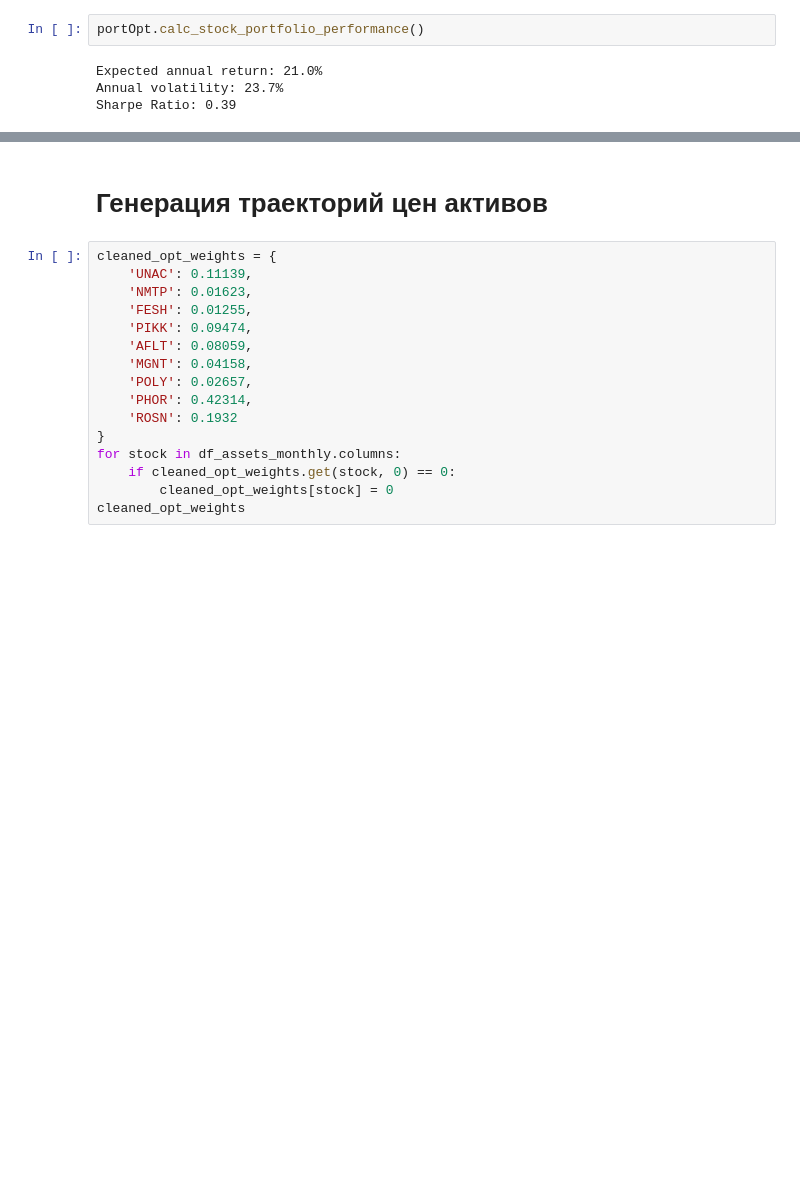
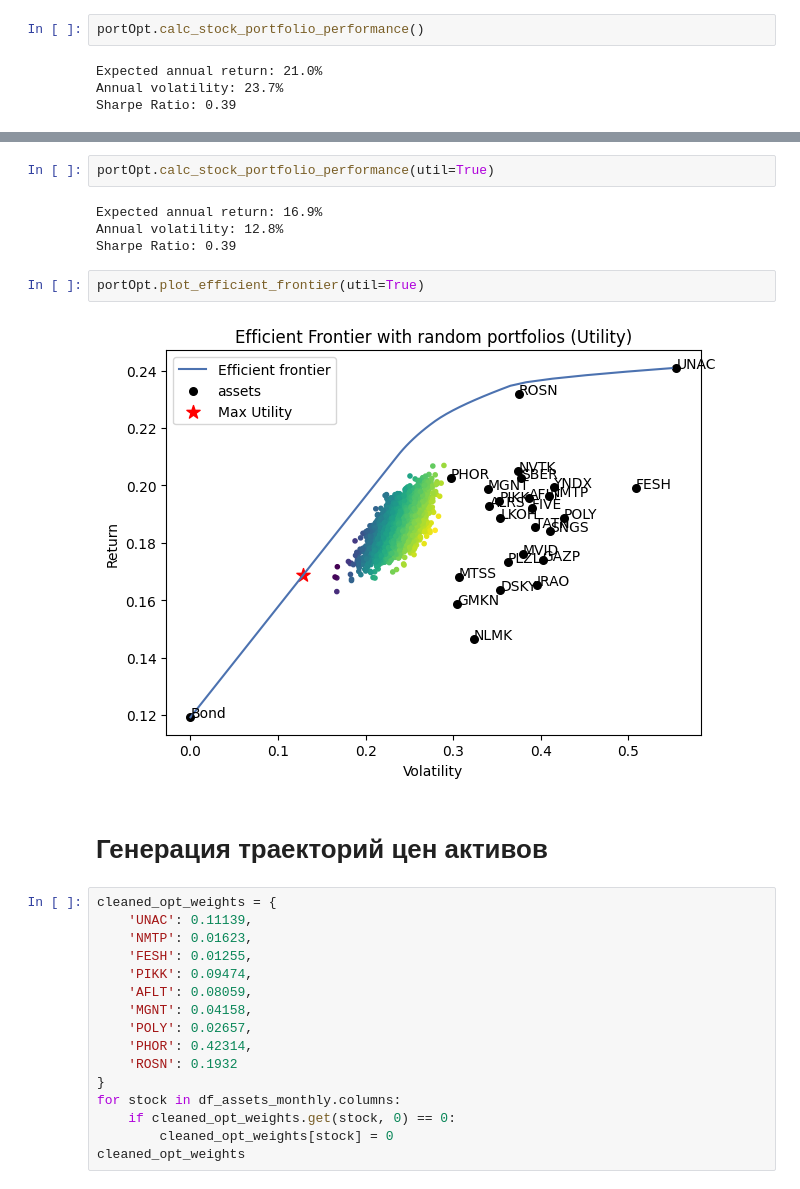
Before and after one commit to justniks/case_finance, a Jupyter notebook: main_upd 2.ipynb, the cells around one changed output, grey strips where cells are left out. Cells and saved outputs as stored; diff of their text form; blank space fills up the shorter version.

```diff
--- a/main_upd 2.ipynb
+++ b/main_upd 2.ipynb
@@ -281,3 +420,13 @@ portOpt.save_plot_efficient_frontier(path = "./pics/frontier_7dec.pdf")
+# %%
+portOpt.calc_stock_portfolio_performance(util=True)
+# %% [output]
+Expected annual return: 16.9%
+Annual volatility: 12.8%
+Sharpe Ratio: 0.39
+# %%
+portOpt.plot_efficient_frontier(util=True)
+# %% [output]
+[figure, added]
 # %% [markdown]
 # Генерация траекторий цен активов
 # %%
```
Also changed, not shown: parts of 17 cells of this notebook.
